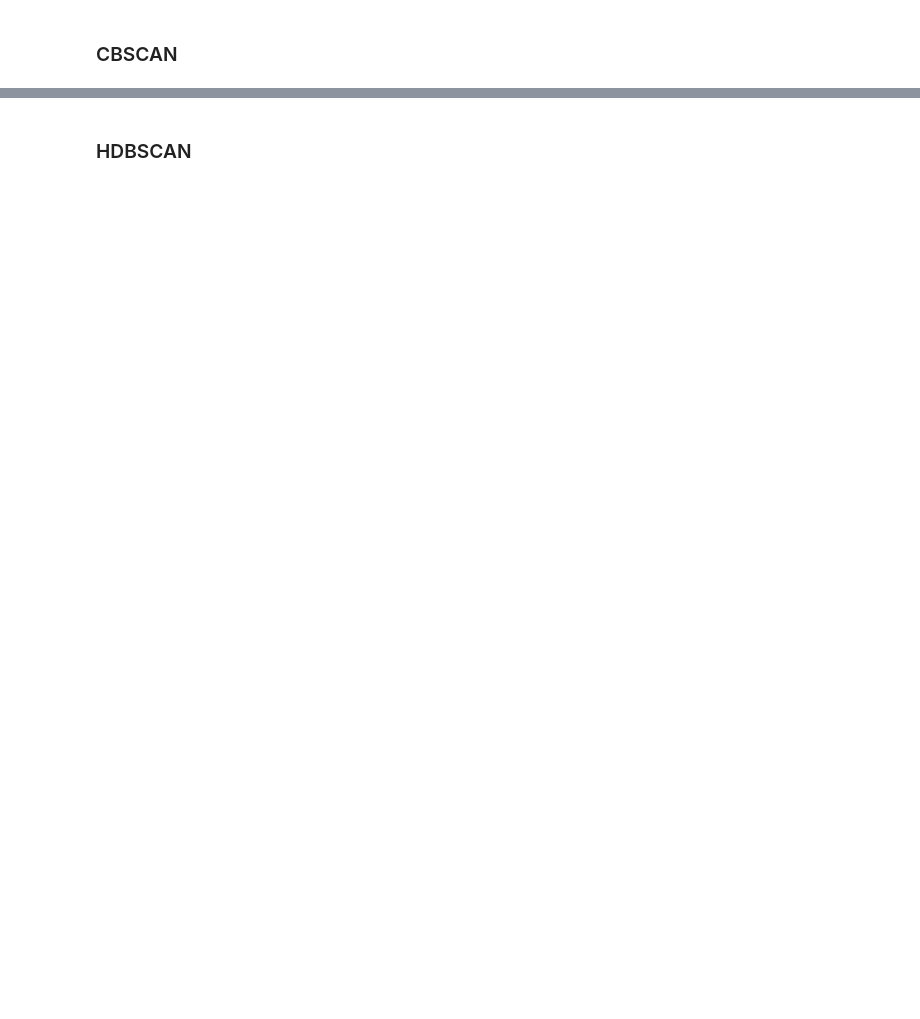
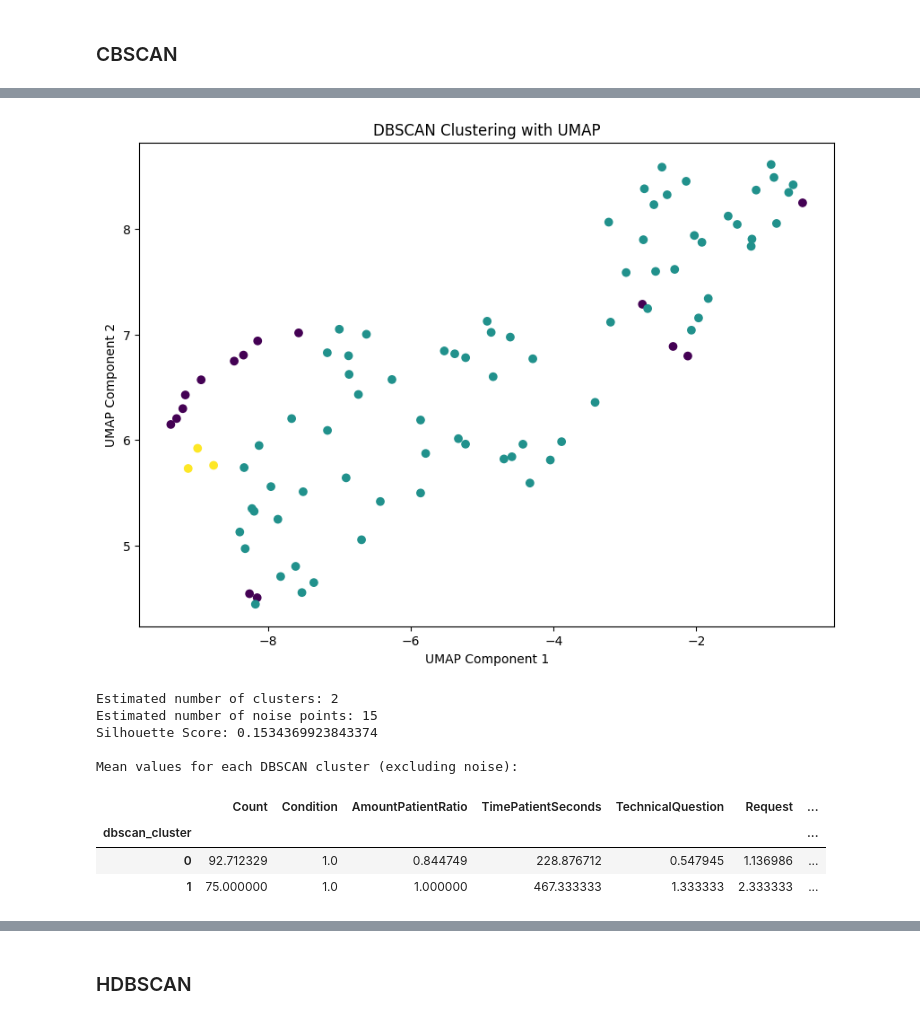
Before and after one commit to Mayra-N-S/CAS_ADS, a Jupyter notebook: Final Project/Assignment/CAS_Final_Project.ipynb, the cells around one changed output, grey strips where cells are left out. Drawn from its saved outputs; the diff is of its cells as text; code cells hidden in the pictures; blank space fills up the shorter version.

```diff
--- a/Final Project/Assignment/CAS_Final_Project.ipynb
+++ b/Final Project/Assignment/CAS_Final_Project.ipynb
@@ -1306,0 +1397,52 @@ Mean values for each DBSCAN cluster (excluding noise):
+# %%
+# Apply UMAP
+reducer = umap.UMAP(random_state=42)
+embedding = reducer.fit_transform(clustering_gpt2)
+principalDf = pd.DataFrame(data = embedding, columns = ['umap component 1', 'umap component 2'])
+
+# Apply DBSCAN
+dbscan = DBSCAN(eps=107, min_samples=3) # default parameter values: 0.5 and 5, then eps and min_samples was tuned --> 100 = 4 clusters und 18 noise points / 104 = 3 clusters und 16 noise points / 107 = 2 clusters und 15 noise points
+dbscan_labels = dbscan.fit_predict(clustering_gpt2)
+
+# Visualize the results (using the previously calculated UMAP embedding for visualization)
+plt.figure(figsize=(10, 7))
+plt.scatter(principalDf['umap component 1'], principalDf['umap component 2'], c=dbscan_labels, cmap='viridis')
+plt.xlabel('UMAP Component 1')
+plt.ylabel('UMAP Component 2')
+plt.title('DBSCAN Clustering with UMAP')
+plt.show()
+
+# Print the number of clusters found (excluding noise points, labeled as -1)
+n_clusters_ = len(set(dbscan_labels)) - (1 if -1 in dbscan_labels else 0)
+n_noise_ = list(dbscan_labels).count(-1)
+
+print(f"Estimated number of clusters: {n_clusters_}")
+print(f"Estimated number of noise points: {n_noise_}")
+
+# Calculate silhouette score (if there are more than 1 clusters and less than all points are noise)
+if n_clusters_ > 1 and n_clusters_ < len(clustering_gpt2):
+    silhouette_avg = silhouette_score(clustering_gpt2, dbscan_labels)
+    print("Silhouette Score:", silhouette_avg)
+else:
+    print("Cannot calculate silhouette score for DBSCAN (needs more than 1 cluster and less than all points as noise).")
+
+# To further understand and interpret the clusters, let's have a look at the distribution of the values for each cluster:
+# Add DBSCAN labels to the dataframe
+clustering_gpt2['dbscan_cluster'] = dbscan_labels
+
+# Group the data by cluster and calculate the mean of each feature
+df_grouped_dbscan = clustering_gpt2[clustering_gpt2['dbscan_cluster'] != -1].groupby('dbscan_cluster').mean()
+
+print("\nMean values for each DBSCAN cluster (excluding noise):")
+df_grouped_dbscan
+# %% [output]
+[figure, added]
+Estimated number of clusters: 2
+Estimated number of noise points: 15
+Silhouette Score: 0.1534369923843374
+
+Mean values for each DBSCAN cluster (excluding noise):
+|  | Count | Condition | AmountPatientRatio | TimePatientSeconds | TechnicalQuestion | Request | ... |
+| dbscan_cluster |  |  |  |  |  |  | ... |
+| 0 | 92.712329 | 1.0 | 0.844749 | 228.876712 | 0.547945 | 1.136986 | ... |
+| 1 | 75.000000 | 1.0 | 1.000000 | 467.333333 | 1.333333 | 2.333333 | ... |
```
Also changed, not shown: parts of 22 cells of this notebook.
